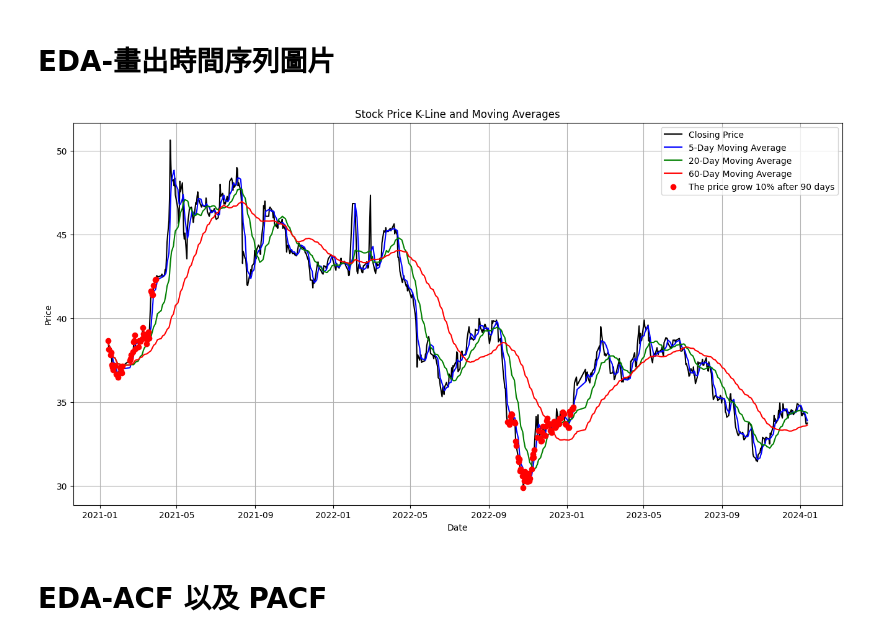
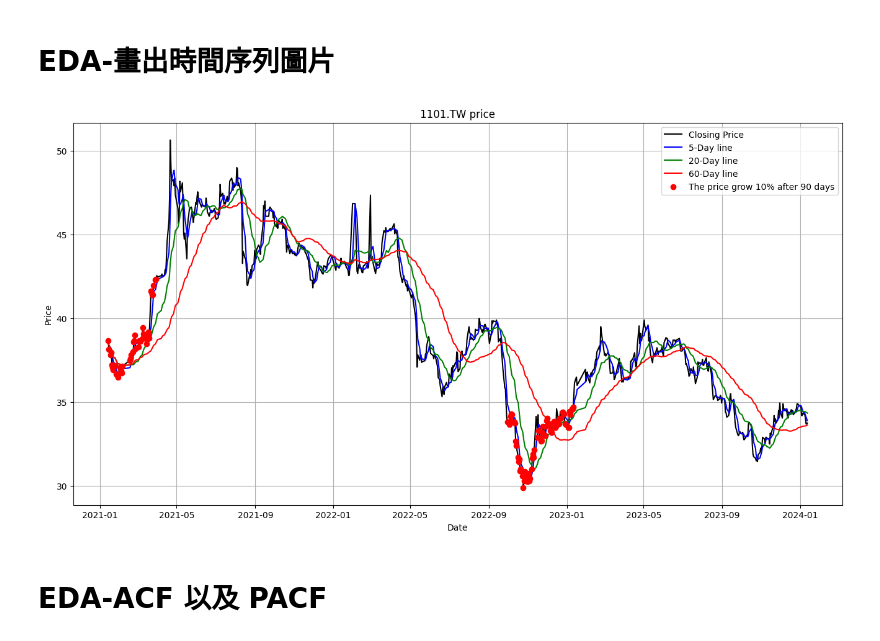
Before and after one commit to lala9456/0605ineterview, a Jupyter notebook: EDA.ipynb, the cells around one changed output. Cells and saved outputs as stored; diff of their text form; code cells hidden in the pictures.

```diff
--- a/EDA.ipynb
+++ b/EDA.ipynb
@@ -247,23 +227,23 @@ df.set_index('date', inplace=True)
 # %%
 #df.set_index('date', inplace=True)
 fig, ax = plt.subplots(figsize=(16, 8))
 
 ax.plot(df.index, df['close'], label='Closing Price', color='black')
-ax.plot(df.index, df['sma_5'], label='5-Day Moving Average', color='blue')
-ax.plot(df.index, df['sma_20'], label='20-Day Moving Average', color='green')
-ax.plot(df.index, df['sma_60'], label='60-Day Moving Average', color='red')
+ax.plot(df.index, df['sma_5'], label='5-Day line', color='blue')
+ax.plot(df.index, df['sma_20'], label='20-Day line', color='green')
+ax.plot(df.index, df['sma_60'], label='60-Day line', color='red')
 
 target_1 = df[df['target'] == 1]
 ax.scatter(target_1.index, target_1['close'], color='red', label='The price grow 10% after 90 days', zorder=5)
 
-ax.set_title('Stock Price K-Line and Moving Averages')
+ax.set_title('1101.TW price')
 ax.set_xlabel('Date')
 ax.set_ylabel('Price')
 ax.legend()
 plt.grid(True)
 plt.show()
 # %% [output]
-[figure, old version]
+[figure, new version]
 # %% [markdown]
 # <h1>EDA-ACF 以及 PACF</h1>
 # %%
```
Also changed, not shown: parts of 9 cells of this notebook, 1 other file.
